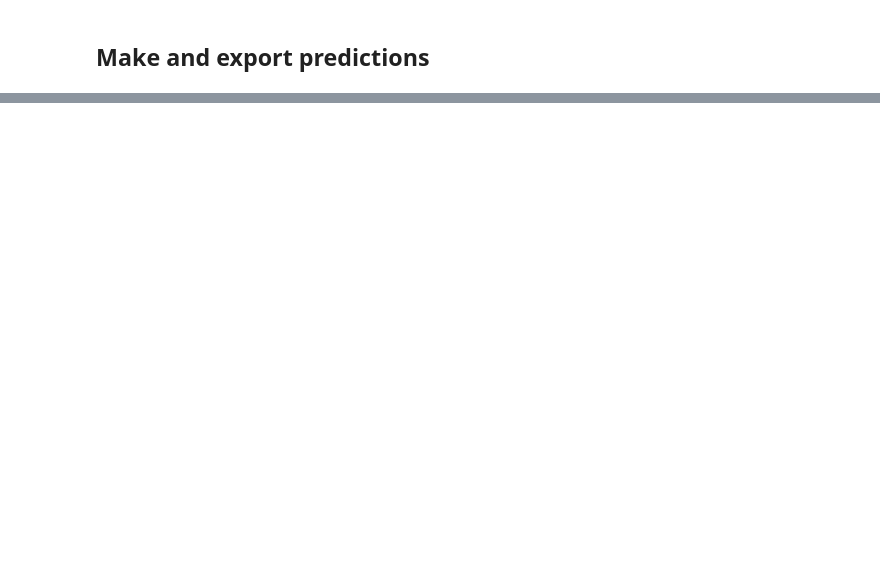
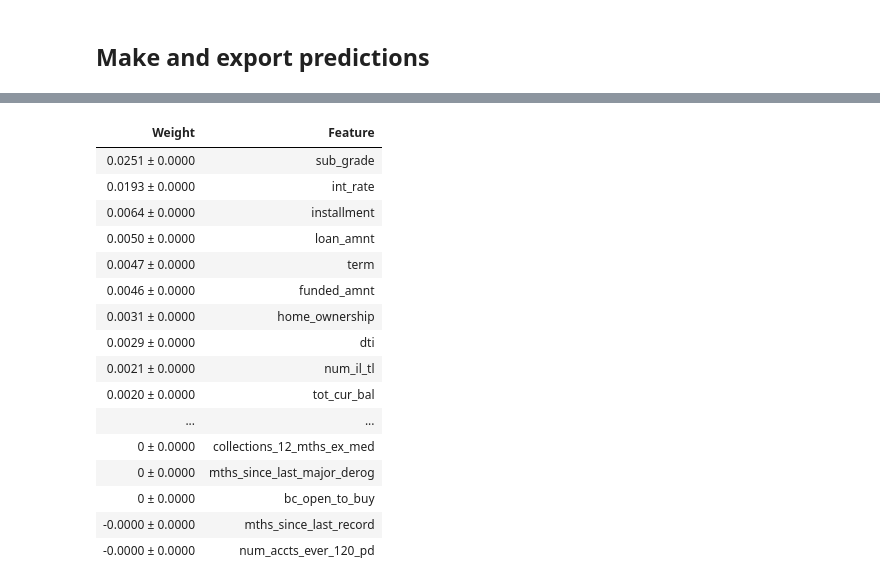
Before and after one commit to bloominstituteoftechnology/DS-Unit-4-Sprint-1-Tree-Ensembles, a Jupyter notebook: module2-random-forests/Assignment-Day2.ipynb, the cells around one changed output, grey strips where cells are left out. Drawn from its saved outputs; the diff is of its cells as text; code cells hidden in the pictures; blank space fills up the shorter version.

```diff
--- a/module2-random-forests/Assignment-Day2.ipynb
+++ b/module2-random-forests/Assignment-Day2.ipynb
@@ -140,8 +152,9 @@ gs = GridSearchCV(estimator=DecisionTreeClassifier(),
-# %%
-%%time
-gs.fit(X2,y_train)
-print(f'Best parameters: {gs.best_params_}')
-print(f'Best score: {gs.best_score_:0.4f}')
 # %% [markdown]
 ## Make and export predictions
+# %%
+# Fit the forest to the data
+pipe.fit(X_train, y_train)
+
+# Make a prediction
+probs = [x[1] for x in pipe.predict_proba(X_test)]
 # %%
@@ -157,0 +205,19 @@ actual_submission.to_csv('DMA3.csv', index=False)
+# %%
+import eli5
+from eli5.sklearn import PermutationImportance
+
+# PermutationImportance can't deal with pipelines, so we'll do our
+# encoding separately.
+encoder = ce.OrdinalEncoder()
+X_transformed = encoder.fit_transform(X_train)
+
+# Same model as before
+forest = RandomForestClassifier(
+            n_estimators=100, # default
+            max_depth=5, # Was the best for single trees
+            min_samples_leaf=0.005,
+            oob_score=True,
+            class_weight='balanced',
+            n_jobs=-1)
+
+forest.fit(X_transformed, y_train)
@@ -157,0 +232,27 @@ actual_submission.to_csv('DMA3.csv', index=False)
+# %%
+perm = PermutationImportance(estimator=forest,
+                             scoring='roc_auc',
+                             n_iter=1,
+                             cv='prefit'
+                            ).fit(X_transformed, y_train)
+eli5.show_weights(perm,
+                  top=None,
+                  feature_names=X_transformed.columns.tolist())
+# %% [output]
+| Weight | Feature |
+| 0.0251 ± 0.0000 | sub_grade |
+| 0.0193 ± 0.0000 | int_rate |
+| 0.0064 ± 0.0000 | installment |
+| 0.0050 ± 0.0000 | loan_amnt |
+| 0.0047 ± 0.0000 | term |
+| 0.0046 ± 0.0000 | funded_amnt |
+| 0.0031 ± 0.0000 | home_ownership |
+| 0.0029 ± 0.0000 | dti |
+| 0.0021 ± 0.0000 | num_il_tl |
+| 0.0020 ± 0.0000 | tot_cur_bal |
+| ... | ... |
+| 0 ± 0.0000 | collections_12_mths_ex_med |
+| 0 ± 0.0000 | mths_since_last_major_derog |
+| 0 ± 0.0000 | bc_open_to_buy |
+| -0.0000 ± 0.0000 | mths_since_last_record |
+| -0.0000 ± 0.0000 | num_accts_ever_120_pd |
```
Also changed, not shown: parts of 25 cells of this notebook, 1 other file.
